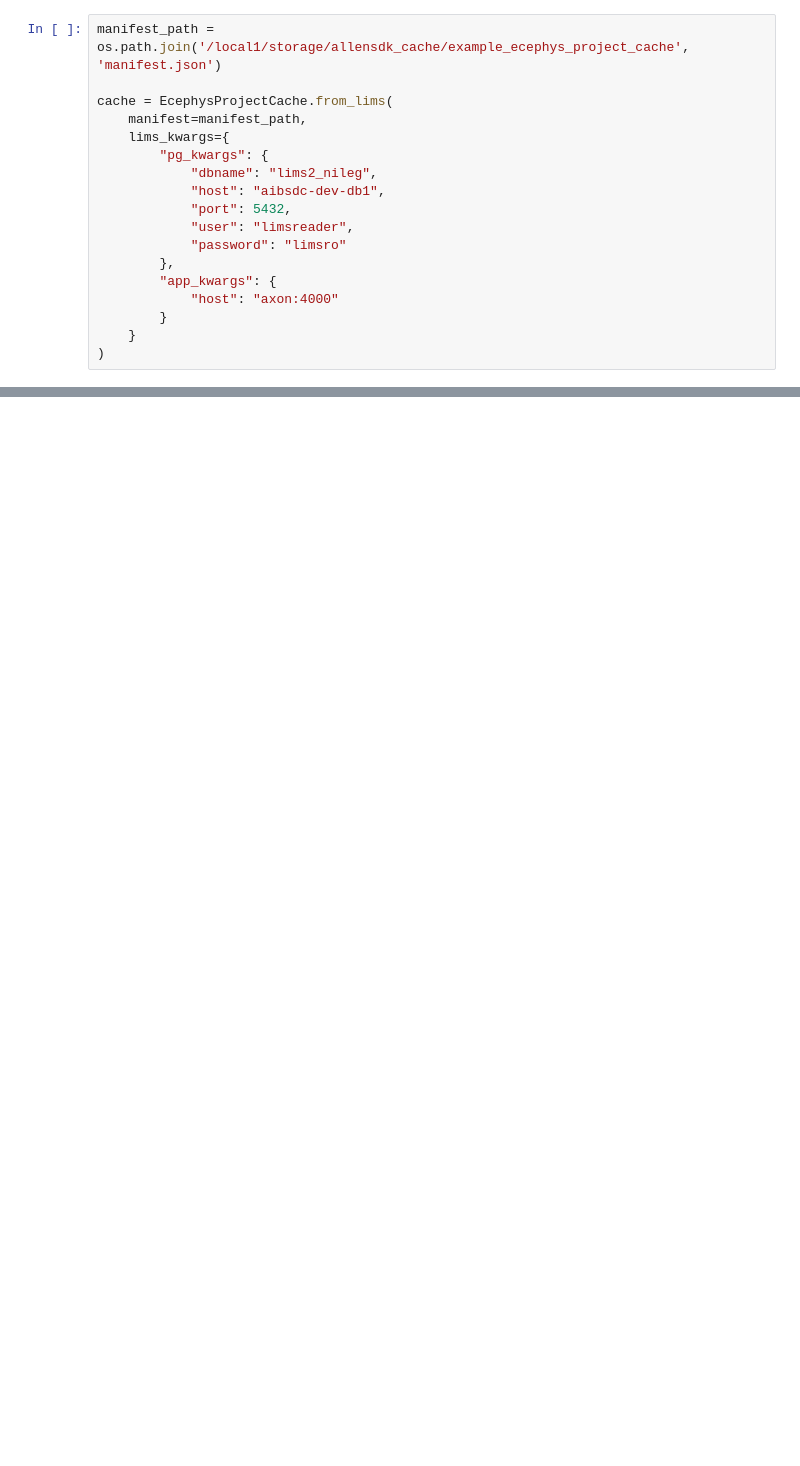
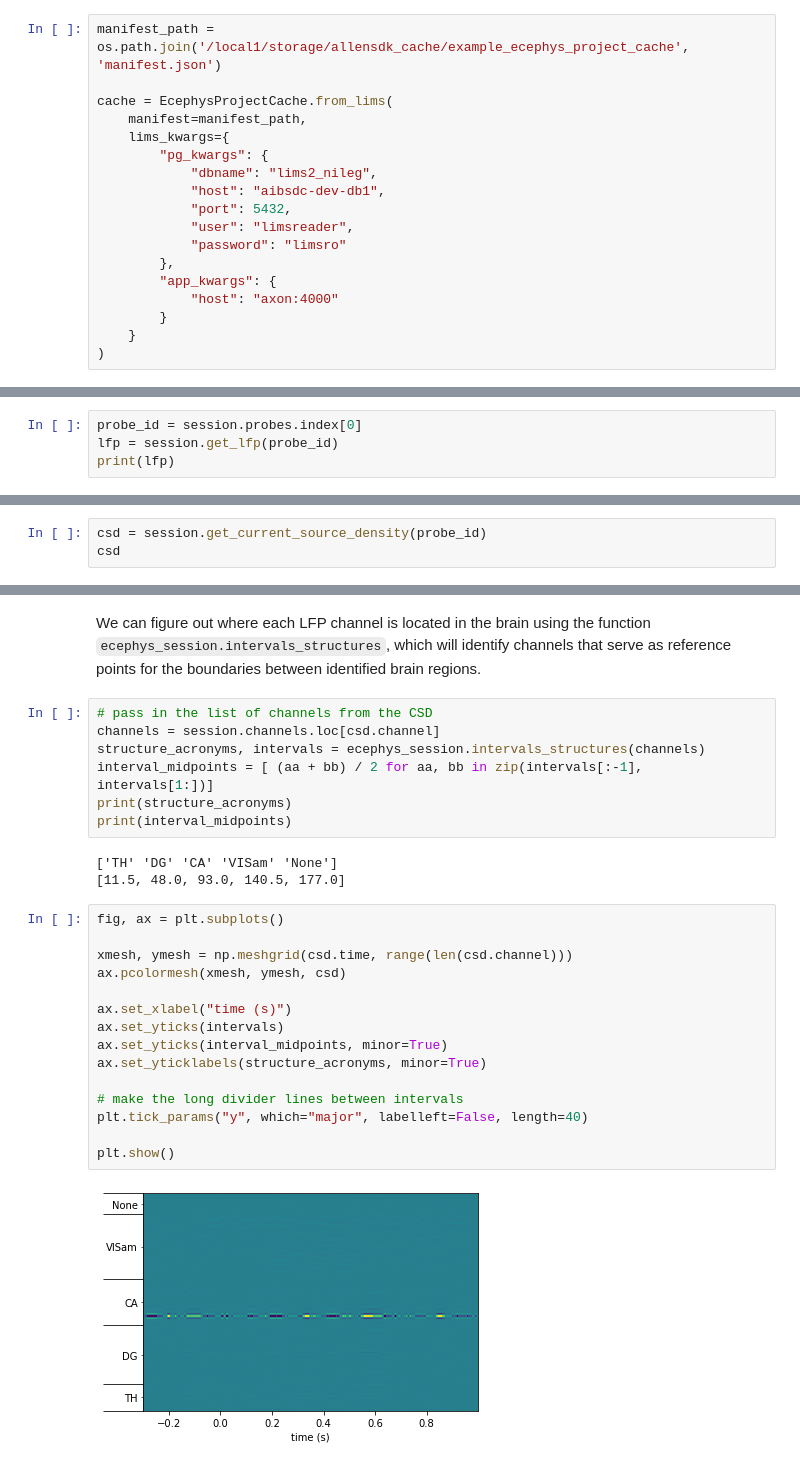
Before and after one commit to AllenInstitute/SWDB_2019, a Jupyter notebook: DynamicBrain/ecephys_files/EphysObservatory_LFP.ipynb, the cells around one changed output, grey strips where cells are left out. Saved outputs shown, nothing was run; the diff lists cells and outputs as text; blank space fills up the shorter version.

Commit message:
ecephys LFP walkthrough

```diff
--- a/DynamicBrain/ecephys_files/EphysObservatory_LFP.ipynb
+++ b/DynamicBrain/ecephys_files/EphysObservatory_LFP.ipynb
@@ -175,0 +63,4 @@ Text(0, 0.5, 'Voltage (a.u.)')
+# %%
+probe_id = session.probes.index[0]
+lfp = session.get_lfp(probe_id)
+print(lfp)
@@ -175,0 +215,3 @@ Text(0, 0.5, 'Voltage (a.u.)')
+# %%
+csd = session.get_current_source_density(probe_id)
+csd
@@ -175,0 +236,29 @@ Text(0, 0.5, 'Voltage (a.u.)')
+# %% [markdown]
+We can figure out where each LFP channel is located in the brain using the function `ecephys_session.intervals_structures`, which will identify channels that serve as reference points for the boundaries between identified brain regions.
+# %%
+# pass in the list of channels from the CSD
+channels = session.channels.loc[csd.channel]
+structure_acronyms, intervals = ecephys_session.intervals_structures(channels)
+interval_midpoints = [ (aa + bb) / 2 for aa, bb in zip(intervals[:-1], intervals[1:])]
+print(structure_acronyms)
+print(interval_midpoints)
+# %% [output]
+['TH' 'DG' 'CA' 'VISam' 'None']
+[11.5, 48.0, 93.0, 140.5, 177.0]
+# %%
+fig, ax = plt.subplots()
+
+xmesh, ymesh = np.meshgrid(csd.time, range(len(csd.channel)))
+ax.pcolormesh(xmesh, ymesh, csd)
+
+ax.set_xlabel("time (s)")
+ax.set_yticks(intervals)
+ax.set_yticks(interval_midpoints, minor=True)
+ax.set_yticklabels(structure_acronyms, minor=True)
+
+# make the long divider lines between intervals
+plt.tick_params("y", which="major", labelleft=False, length=40)
+
+plt.show()
+# %% [output]
+[figure, added]
```
Also changed, not shown: parts of 47 cells of this notebook, 1 other file.
